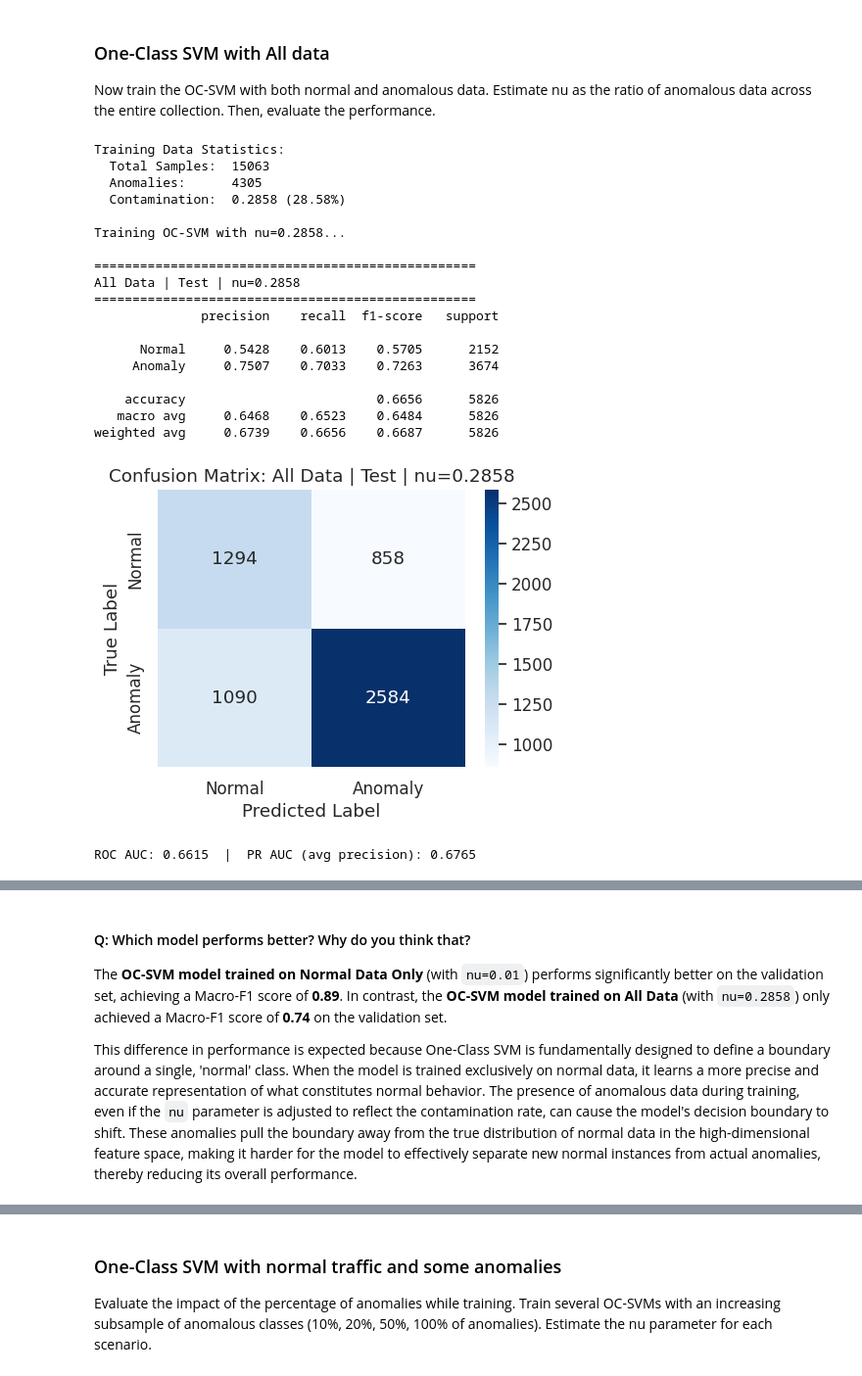
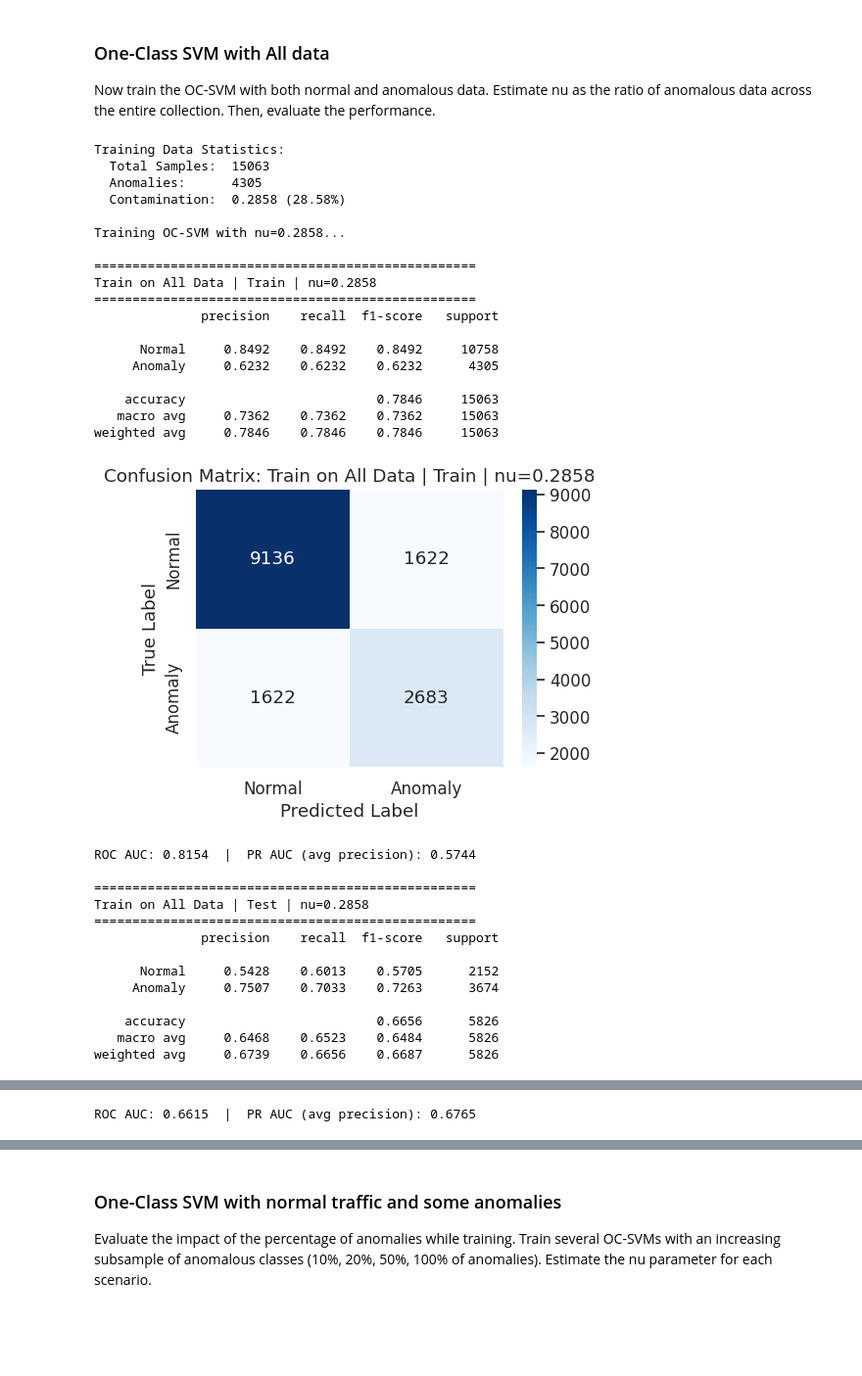
Before and after one commit to AImSecure/Laboratory3, a Jupyter notebook: lab/notebooks/Lab3_Anomaly_Detection.ipynb, the cells around one changed output, grey strips where cells are left out. Shown at 98% size. Saved outputs shown, nothing was run; the diff lists cells and outputs as text; code cells hidden in the pictures; blank space fills up the shorter version.

```diff
--- a/lab/notebooks/Lab3_Anomaly_Detection.ipynb
+++ b/lab/notebooks/Lab3_Anomaly_Detection.ipynb
@@ -506,22 +527,20 @@ The dataset characteristics are as follows:
 Preprocess features before performing any AI/ML algorithms.
 # %%
 # --- Preprocessing Strategy ---
-# IMPORTANT: To avoid data leakage, we split FIRST, then preprocess each split independently.
-# The ColumnTransformer will be fit ONLY on training data.
 
 # Create copies to avoid modifying originals
-train_val_df = train_df.copy()
+train_val_proc_df = train_df.copy()
 test_proc_df = test_df.copy()
 
-# 1. Split into Train and Validation FIRST (stratified by attack label)
+# 1. Split into Train and Validation
 train_proc_df, val_proc_df = train_test_split(
-    train_val_df,
+    train_val_proc_df,
     train_size=0.8,
-    stratify=train_val_df['label'],
+    stratify=train_val_proc_df['label'],
     random_state=42
 )
 
-# 2. Separate labels AFTER splitting
+# 2. Separate labels
 y_train_attack = train_proc_df.pop('label')
 y_train_binary = train_proc_df.pop('binary_label')
 
@@ -816,10 +858,10 @@ def evaluate_ocsvm(model, X, y_true, title="Model Evaluation", plot_cm=True, sho
     print(f"{'='*50}")
     print(classification_report(y_true, y_pred, labels=[0,1], target_names=['Normal', 'Anomaly'], digits=4))
 
-    cm = confusion_matrix(y_true, y_pred, labels=[0,1])
+    conf_mat = confusion_matrix(y_true, y_pred, labels=[0,1]) # Renamed cm to conf_mat
     if plot_cm:
         plt.figure(figsize=(5,4))
-        sns.heatmap(cm, annot=True, fmt='d', cmap='Blues',
+        sns.heatmap(conf_mat, annot=True, fmt='d', cmap='Blues',
                     xticklabels=['Normal','Anomaly'],
                     yticklabels=['Normal','Anomaly'])
         plt.title(f"Confusion Matrix: {title}")
@@ -830,6 +872,9 @@ def evaluate_ocsvm(model, X, y_true, title="Model Evaluation", plot_cm=True, sho
 
     # Calculate metrics
     f1_macro = f1_score(y_true, y_pred, average='macro')
+
+    # ROC AUC is useful for evaluating ranking performance (how well the model separates classes)
+    # PR AUC is more informative for imbalanced datasets (focuses on positive class performance)
 
     # Compute ROC/PR using decision_function as anomaly-score
     if show_scores:
@@ -981,7 +1080,6 @@ A good estimate for `nu` is a small value, such as **0.01**. Since the training
 Now train the OC-SVM with both normal and anomalous data. Estimate nu as the ratio of anomalous data across the entire collection. Then, evaluate the performance.
 # %%
 # --- Task 2.2: OC-SVM with All Data ---
-# This is OUTLIER DETECTION: we know the data is contaminated and set nu accordingly.
 
 # 1. Calculate Contamination Rate
 n_samples = len(y_train_binary)
@@ -989,41 +1087,57 @@ n_anomalies = y_train_binary.sum()
 contamination_rate = max(0.0, min(n_anomalies / n_samples, 0.999))
 
 print(f"Training Data Statistics:")
 print(f"  Total Samples:  {n_samples}")
 print(f"  Anomalies:      {n_anomalies}")
 print(f"  Contamination:  {contamination_rate:.4f} ({contamination_rate*100:.2f}%)")
 
 # 2. Train OC-SVM with nu = contamination rate
 # RATIONALE: When training on mixed data, nu should reflect the known anomaly proportion.
 # This tells the model to treat ~29% of the data as potential outliers.
 print(f"\nTraining OC-SVM with nu={contamination_rate:.4f}...")
 ocsvm_all = OneClassSVM(kernel='rbf', gamma='scale', nu=contamination_rate)
 ocsvm_all.fit(X_train)
 
 # Store for comparison
 models_task2['all_data'] = ocsvm_all
 
-# 3. Evaluate on Validation Set
-_, f1_all = evaluate_ocsvm(ocsvm_all, X_test, y_test_binary,
-                           f"All Data | Test | nu={contamination_rate:.4f}")
+# 3. Evaluate
+_, f1_all_train = evaluate_ocsvm(
+    ocsvm_all, X_train, y_train_binary, f"Train on All Data | Train | nu={contamination_rate:.4f}"
+)
+_, f1_all_test = evaluate_ocsvm(
+    ocsvm_all, X_test, y_test_binary, f"Train on All Data | Test | nu={contamination_rate:.4f}"
+)
 # %% [output]
 Training Data Statistics:
   Total Samples:  15063
   Anomalies:      4305
   Contamination:  0.2858 (28.58%)
 
 Training OC-SVM with nu=0.2858...
 
 ==================================================
-All Data | Test | nu=0.2858
+Train on All Data | Train | nu=0.2858
 ==================================================
               precision    recall  f1-score   support
 
-      Normal     0.5428    0.6013    0.5705      2152
-     Anomaly     0.7507    0.7033    0.7263      3674
+      Normal     0.8492    0.8492    0.8492     10758
+     Anomaly     0.6232    0.6232    0.6232      4305
 
-    accuracy                         0.6656      5826
-   macro avg     0.6468    0.6523    0.6484      5826
-weighted avg     0.6739    0.6656    0.6687      5826
+    accuracy                         0.7846     15063
+   macro avg     0.7362    0.7362    0.7362     15063
+weighted avg     0.7846    0.7846    0.7846     15063
-[figure, old version]
+[figure, new version]
-ROC AUC: 0.6615  |  PR AUC (avg precision): 0.6765
+ROC AUC: 0.8154  |  PR AUC (avg precision): 0.5744
+
+==================================================
+Train on All Data | Test | nu=0.2858
+==================================================
+              precision    recall  f1-score   support
+
+      Normal     0.5428    0.6013    0.5705      2152
+     Anomaly     0.7507    0.7033    0.7263      3674
+
+    accuracy                         0.6656      5826
+   macro avg     0.6468    0.6523    0.6484      5826
+weighted avg     0.6739    0.6656    0.6687      5826
@@ -1030,6 +1145 @@ ROC AUC: 0.6615  |  PR AUC (avg precision): 0.6765
+ROC AUC: 0.6615  |  PR AUC (avg precision): 0.6765
-# %% [markdown]
-#### Q: Which model performs better? Why do you think that?
-
-The **OC-SVM model trained on Normal Data Only** (with `nu=0.01`) performs significantly better on the validation set, achieving a Macro-F1 score of **0.89**. In contrast, the **OC-SVM model trained on All Data** (with `nu=0.2858`) only achieved a Macro-F1 score of **0.74** on the validation set.
-
-This difference in performance is expected because One-Class SVM is fundamentally designed to define a boundary around a single, 'normal' class. When the model is trained exclusively on normal data, it learns a more precise and accurate representation of what constitutes normal behavior. The presence of anomalous data during training, even if the `nu` parameter is adjusted to reflect the contamination rate, can cause the model's decision boundary to shift. These anomalies pull the boundary away from the true distribution of normal data in the high-dimensional feature space, making it harder for the model to effectively separate new normal instances from actual anomalies, thereby reducing its overall performance.
```
Also changed, not shown: parts of 67 cells of this notebook.
